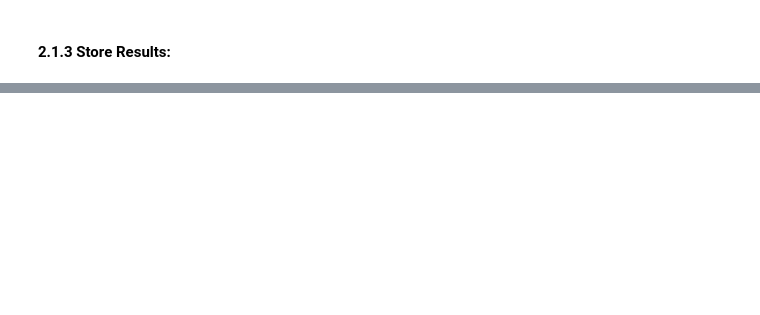
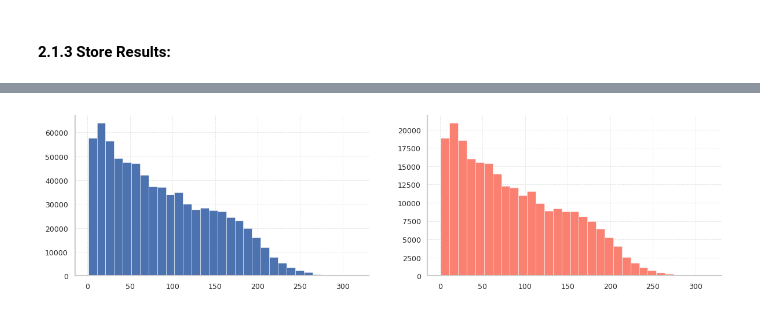
Before and after one commit to fabriziobasso/Colab_backup, a Jupyter notebook: File_02_Calories_NN.ipynb, the cells around one changed output, grey strips where cells are left out. Cells and saved outputs as stored; diff of their text form; code cells hidden in the pictures; blank space fills up the shorter version.

```diff
--- a/File_02_Calories_NN.ipynb
+++ b/File_02_Calories_NN.ipynb
@@ -1561,16 +2147,14 @@ TM.fit_model(name="NN_exp_00")
 # %% [markdown]
 #### 2.1.3 Store Results:
 # %%
+name_experiment = "NN_widedeepcross_00"
+
 train_pred = TM.OOF_train
 test_pred = TM.OOF_test
-train_pred = pd.DataFrame(data = train_pred, columns = ["NN_exp_00"])
-
+train_pred = pd.DataFrame(data = train_pred, columns = [f"{name_experiment}"])
 
 sub = pd.read_csv("/content/drive/MyDrive/Exercises/Studies_Structured_Data/Data/S5E5/sample_submission.csv",index_col=0)
 
 sub["Calories"] =  test_pred.values
-
-sub.to_csv("/content/drive/MyDrive/Exercises/Studies_Structured_Data/Data/S5E5/submission_NN_exp_00.csv")
-train_pred.to_csv("/content/drive/MyDrive/Exercises/Studies_Structured_Data/Data/S5E5/train_pred_NN_exp_00.csv")
 # %%
 test_pred.min(), test_pred.max()
@@ -1578,0 +2194,9 @@ train_pred
+# %%
+fig, ax = plt.subplots(1,2,figsize=(12,3))
+
+ax[0].hist(train_pred, bins=31)
+ax[1].hist(sub, bins=31, color="salmon")
+
+plt.show()
+# %% [output]
+[figure, added]
```
Also changed, not shown: parts of 50 cells of this notebook.
